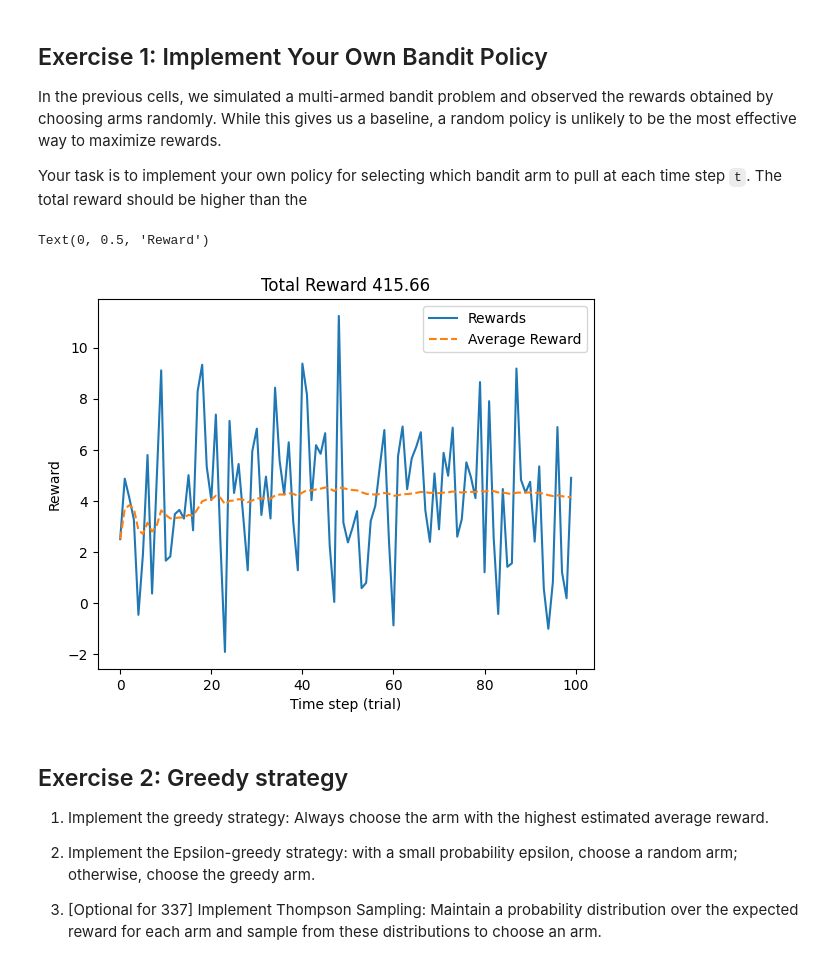
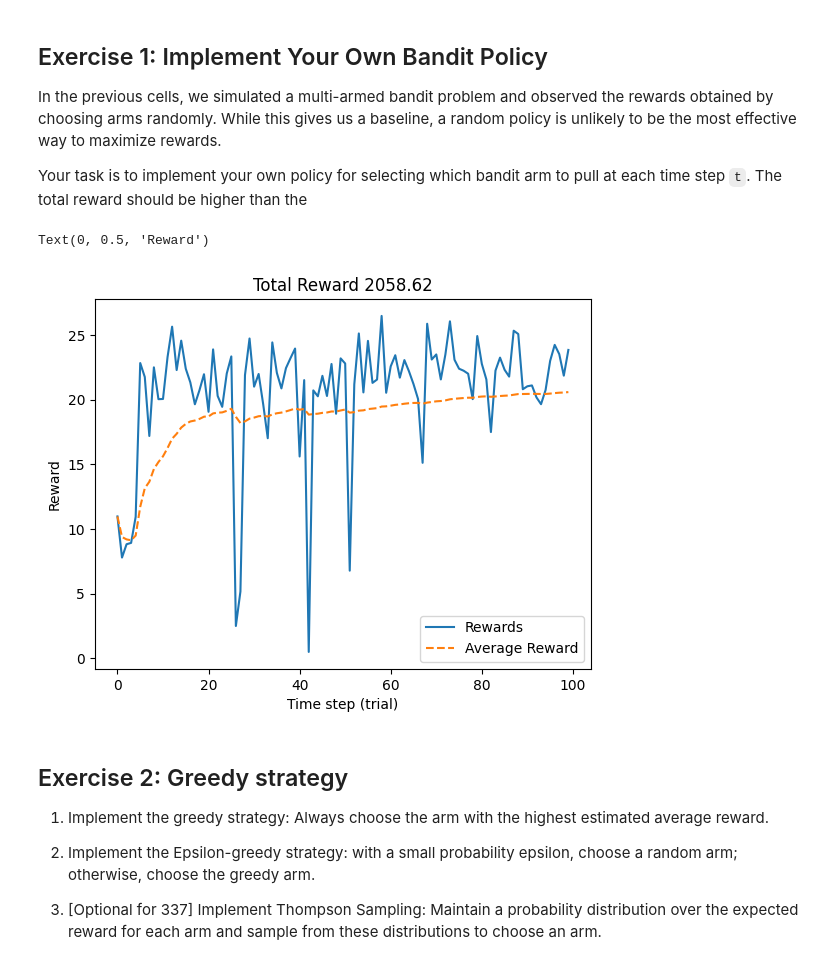
Before and after one commit to aem226/Reinforcement-Learning-Projects, a Jupyter notebook: lab1_cse337.ipynb, the cells around one changed output. Cells and saved outputs as stored; diff of their text form; code cells hidden in the pictures.

```diff
--- a/lab1_cse337.ipynb
+++ b/lab1_cse337.ipynb
@@ -92,34 +92,46 @@ In the previous cells, we simulated a multi-armed bandit problem and observed th
 
 Your task is to implement your own policy for selecting which bandit arm to pull at each time step `t`. The total reward should be higher than the
 # %%
+# Exercise 1
 # Rewards
 rewards = []
 
-# For T trials, chose a random arm
+k = len(bandit_mean)     # number of arms
+Q = np.zeros(k)
+N = np.zeros(k)
+epsilon = 0.1
+
+
 for t in range(T):
-  # Action: Choose a random arm
-  a = 1 ############################ YOUR POLICY HERE #################
 
-  # Reward
-  r = np.random.normal(bandit_mean[a], bandit_std[a])
-  rewards.append(r)
+    if np.random.rand() < epsilon:
+        a = np.random.randint(k)
+    else:
+        best = np.where(Q == np.max(Q))[0]
+        a = np.random.choice(best)
 
+     # Reward from chosen arm
+    r = np.random.normal(bandit_mean[a], bandit_std[a])
+    rewards.append(r)
+
+    N[a] += 1
+    Q[a] += (r - Q[a]) / N[a]
 
 # Total reward
 total = sum(rewards)
 avg_reward = np.cumsum(rewards) / np.arange(1, len(rewards) + 1)
 
 # Plot results
 plot(rewards, label='Rewards')
 plot(avg_reward, '--', label='Average Reward')
 legend()
 title("Rewards")
 plt.title("Total Reward %.2f"%total)
 xlabel("Time step (trial)")
 ylabel("Reward")
 # %% [output]
 Text(0, 0.5, 'Reward')
-[figure, old version]
+[figure, new version]
 # %% [markdown]
 ## Exercise 2: Greedy strategy
 
```
Also changed, not shown: parts of 5 cells of this notebook.
